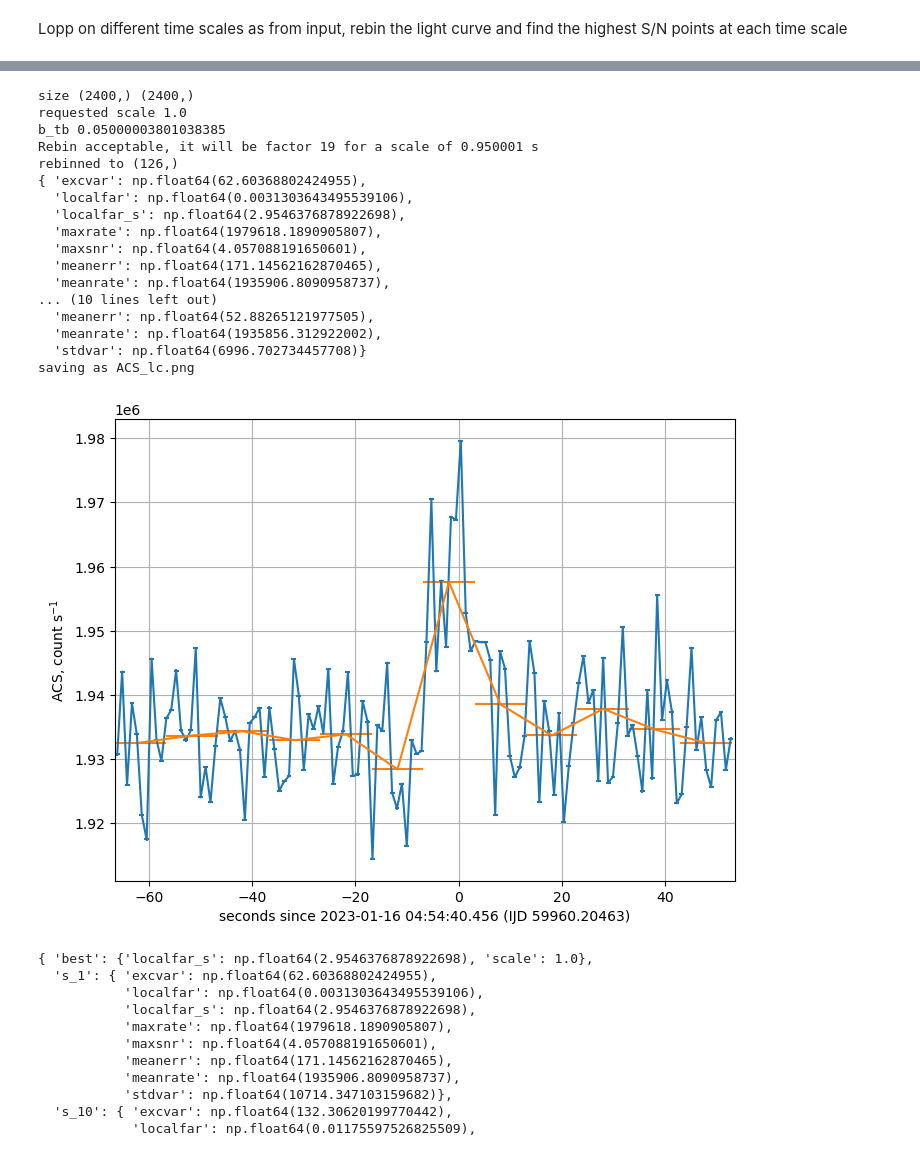
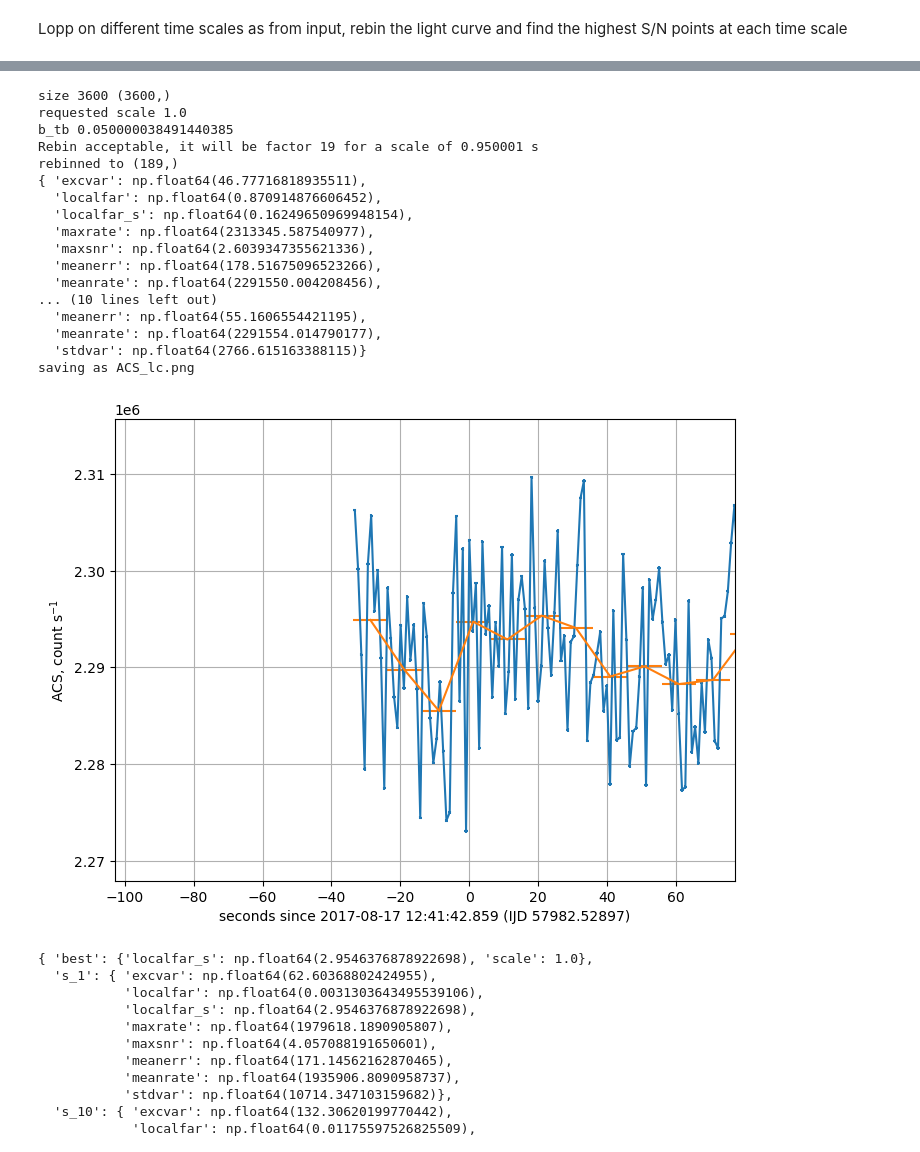
Before and after one commit to ferrigno/Maturita-2026, a Jupyter notebook: grb-detection.ipynb, the cells around one changed output, grey strips where cells are left out. Cells and saved outputs as stored; diff of their text form; code cells hidden in the pictures.

```diff
--- a/grb-detection.ipynb
+++ b/grb-detection.ipynb
@@ -1,8 +1,8 @@
 # %% [markdown]
 ## define parameters
 # %%
-T1 = "2023-01-16T04:53:33.9" # http://odahub.io/ontology#StartTime
-T2 = "2023-01-16T04:55:33.9" # http://odahub.io/ontology#EndTime
+T1 = "2017-08-17T12:40:00.0" # http://odahub.io/ontology#StartTime
+T2 = "2017-08-17T12:43:00.0" # http://odahub.io/ontology#EndTime
 detection_time_scales = "1,10"
 lc_time_scale = 0.1 # https://odahub.io/ontology#TimeIntervalSeconds
 background_age = 10 # oda:TimeIntervalSeconds
@@ -35,19 +35,12 @@ logger = logging.getLogger()
 # %%
 data = np.loadtxt("grb.txt")
 
-time_sec = data[:, 1]
-counts = data[:, 2]
-
-dt = np.diff(time_sec)
-dt = np.append(dt, dt[-1]) # Assume last bin is same width as previous
-
-rate = counts / dt
-rate_err = np.sqrt(counts) / dt
-
-lc = np.zeros(time_sec.shape, dtype=[('TIME', 'f8'), ('RATE', 'f8'), ('ERROR', 'f8')])
-lc['TIME'] = time_sec
-lc['RATE'] = rate
-lc['ERROR'] = rate_err
+t_ijd, t_s, cts, dummy = np.loadtxt("gw170817.txt", unpack=True, skiprows=5)
+lc = {
+    'TIME': t_ijd+45600,
+    'RATE': cts/0.05,
+    'ERROR': np.sqrt(cts)/0.05
+}
 # %%
 lc
 # %% [output]
@@ -67,7 +59,5 @@ plt.errorbar(lc['TIME'], lc['RATE'], yerr=lc['ERROR'])
 # %% [markdown]
 The lightcurve time scale is zero at the start, we rescale it to Modified Julian Date
-# %%
-lc['TIME'] =  lc['TIME']/24/3600 + Time(T1).mjd
 # %%
 lc['TIME'][0:10]
 # %% [output]
@@ -177,12 +171,15 @@ plt.savefig("annotated-lc.png")
 # %%
 # Convert to seconds since T0_mjd
 rel_s = (lc['TIME']-T0_mjd)*24*3600
-tstart_rel_mseconds=(Time(T1).mjd - T0_mjd)*24*3600
+tstart_rel_seconds=(Time(T1).mjd - T0_mjd)*24*3600
 tstop_rel_seconds=(Time(T2).mjd - T0_mjd)*24*3600
 
-print("total lc",lc.shape)
+print(T1,T2)
+print(Time(T1).mjd,Time(T2).mjd,T0_mjd)
+print("total lc",len(lc))
 print("min",lc['TIME'].min()-T0_mjd)
 print("max",lc['TIME'].max()-T0_mjd)
+
 
 b_tb = np.mean(lc['TIME'][1:] - lc['TIME'][:-1])*24*3600
 expected_telapse = tstop_rel_seconds + tstop_rel_seconds
@@ -209,7 +209,7 @@ expected telapse 106.88855974003673 telapse 119.95009118691087 ontime 119.950091
 # %%
 lc_summary = dict()
 
-print("size", lc.shape, rel_s.shape)
+print("size", len(lc["TIME"]), rel_s.shape)
 
 plt.figure(figsize=(8,6))
 
@@ -259,48 +259,48 @@ for ascale in [float(x) for x in detection_time_scales.split(",")]:
 
     # add FAR spike here
 
     if 'best' not in lc_summary or summary_scale['localfar_s'] > lc_summary['best']['localfar_s']:
         lc_summary['best'] = dict(
             localfar_s = summary_scale['localfar_s'],
             scale = ascale,
         )
 
     pprint(summary_scale, indent=2)
 
 
 #tight_layout()
 plt.grid()
 
-plt.xlim(tstart_rel_mseconds, tstop_rel_seconds)
+plt.xlim(tstart_rel_seconds, tstop_rel_seconds)
 #plt.axhspan(0,10,alpha=0.2,color="red")
 #plt.axhspan(10,15,alpha=0.2,color="green")
 #plt.axhspan(15,20,alpha=0.2,color="blue")
 plt.ylabel("ACS, count s$^{-1}$")
 #ylim([0,50])
 plt.xlabel("seconds since %s (IJD %.10lg)"%(T0_utc, T0_mjd))
 
 fn="ACS_lc.png"
 plt.savefig(fn)
 print("saving as",fn)
 # %% [output]
-size (2400,) (2400,)
+size 3600 (3600,)
 requested scale 1.0
-b_tb 0.05000003801038385
+b_tb 0.050000038491440385
 Rebin acceptable, it will be factor 19 for a scale of 0.950001 s
-rebinned to (126,)
-{ 'excvar': np.float64(62.60368802424955),
-  'localfar': np.float64(0.0031303643495539106),
-  'localfar_s': np.float64(2.9546376878922698),
-  'maxrate': np.float64(1979618.1890905807),
-  'maxsnr': np.float64(4.057088191650601),
-  'meanerr': np.float64(171.14562162870465),
-  'meanrate': np.float64(1935906.8090958737),
+rebinned to (189,)
+{ 'excvar': np.float64(46.77716818935511),
+  'localfar': np.float64(0.870914876606452),
+  'localfar_s': np.float64(0.16249650969948154),
+  'maxrate': np.float64(2313345.587540977),
+  'maxsnr': np.float64(2.6039347355621336),
+  'meanerr': np.float64(178.51675096523266),
+  'meanrate': np.float64(2291550.004208456),
 ... (10 lines left out)
-  'meanerr': np.float64(52.88265121977505),
-  'meanrate': np.float64(1935856.312922002),
-  'stdvar': np.float64(6996.702734457708)}
+  'meanerr': np.float64(55.1606554421195),
+  'meanrate': np.float64(2291554.014790177),
+  'stdvar': np.float64(2766.615163388115)}
 saving as ACS_lc.png
-[figure, old version]
+[figure, new version]
 # %%
 pprint(lc_summary, indent=2)
 # %% [output]
```
Also changed, not shown: parts of 10 cells of this notebook, 1 other file.
